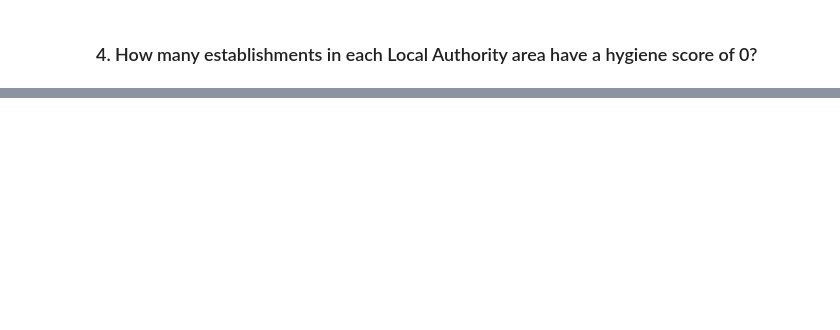
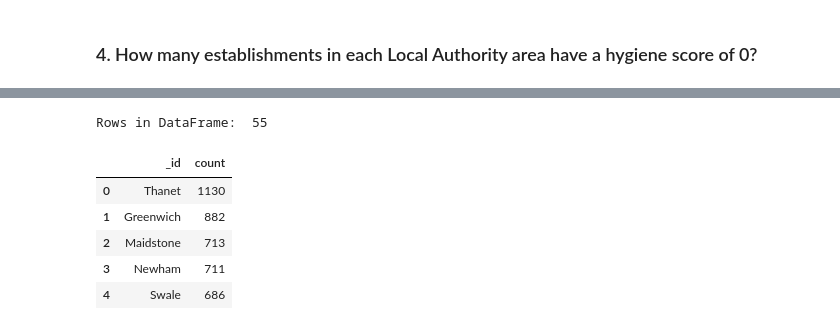
Before and after one commit to brittnibresee/UK_food_standards_nosql, a Jupyter notebook: NoSQL_analysis_starter.ipynb, the cells around one changed output, grey strips where cells are left out. Cells and saved outputs as stored; diff of their text form; code cells hidden in the pictures; blank space fills up the shorter version.

```diff
--- a/NoSQL_analysis_starter.ipynb
+++ b/NoSQL_analysis_starter.ipynb
@@ -243,0 +324,18 @@ sort =
+# %%
+# Convert the result to a Pandas DataFrame
+result_df = pd.DataFrame(results)
+
+# Display the number of rows in the DataFrame
+print("Rows in DataFrame: ", len(result_df))
+
+
+# Display the first 10 rows of the DataFrame
+result_df.head()
+# %% [output]
+Rows in DataFrame:  55
+|  | _id | count |
+| 0 | Thanet | 1130 |
+| 1 | Greenwich | 882 |
+| 2 | Maidstone | 713 |
+| 3 | Newham | 711 |
+| 4 | Swale | 686 |
```
Also changed, not shown: parts of 12 cells of this notebook.
